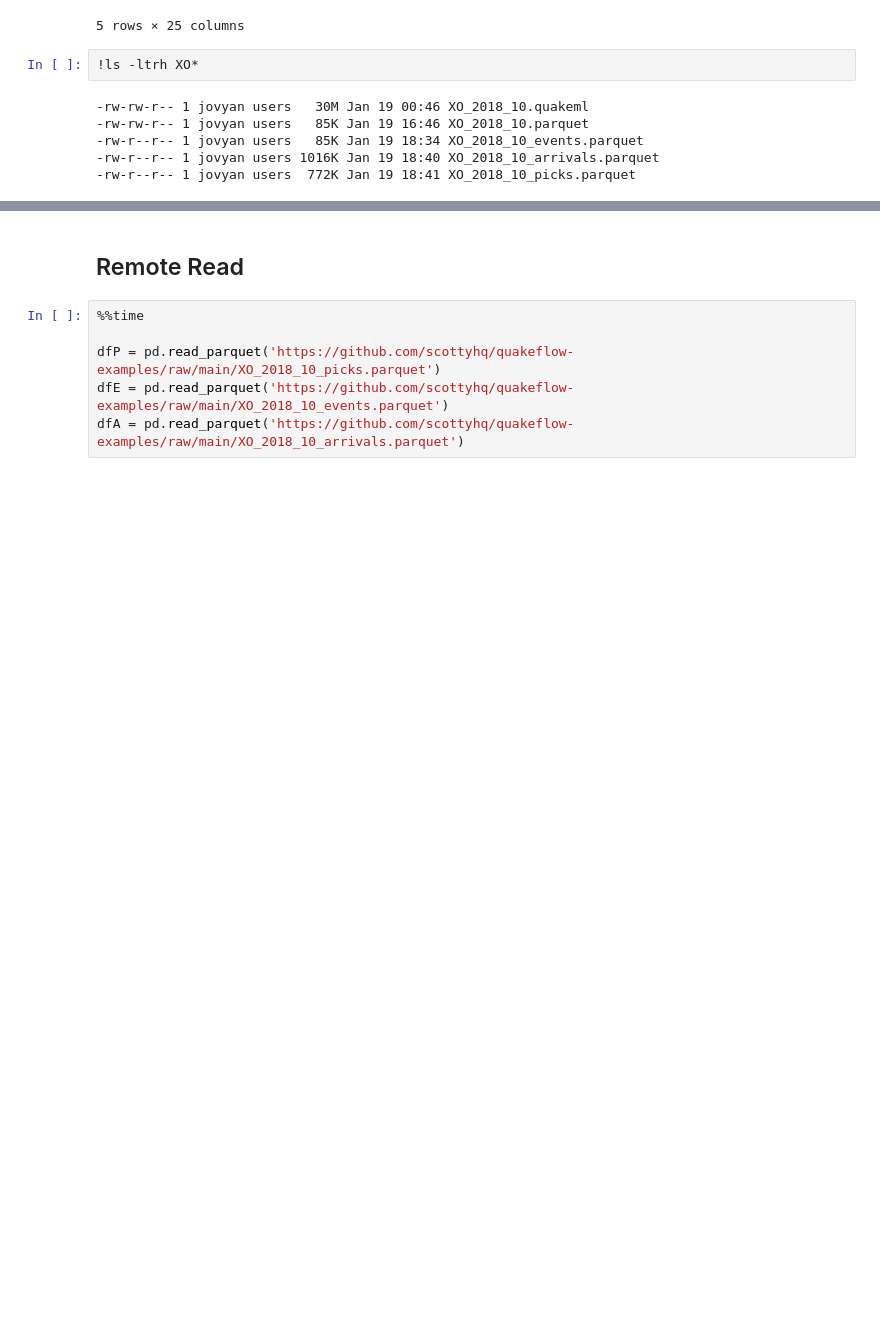
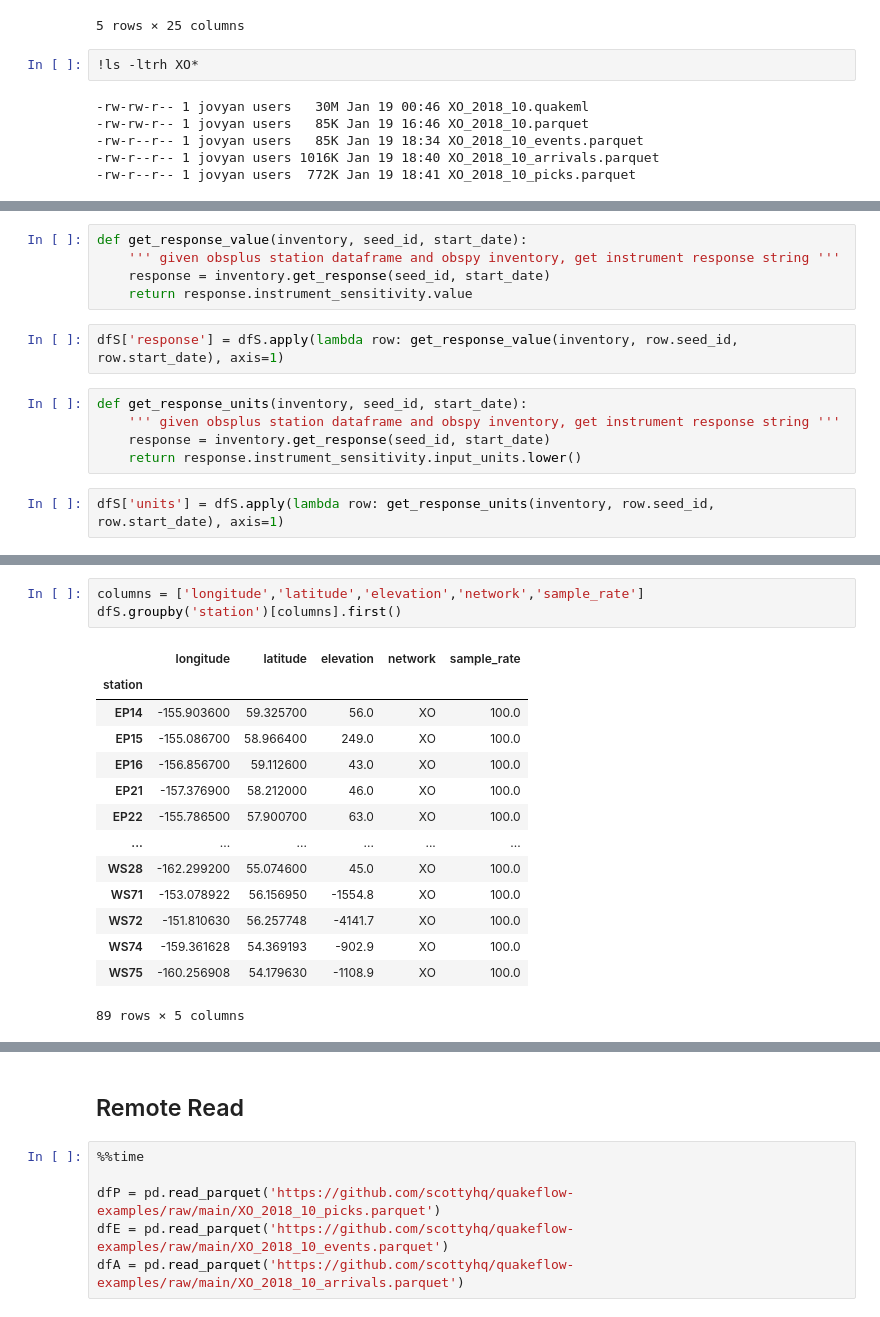
Before and after one commit to scottyhq/quakeflow-examples, a Jupyter notebook: inventory-parquet.ipynb, the cells around one changed output, grey strips where cells are left out. Saved outputs shown, nothing was run; the diff lists cells and outputs as text; blank space fills up the shorter version.

```diff
--- a/inventory-parquet.ipynb
+++ b/inventory-parquet.ipynb
@@ -212,0 +384,14 @@ df.head()
+# %%
+def get_response_value(inventory, seed_id, start_date):
+    ''' given obsplus station dataframe and obspy inventory, get instrument response string '''
+    response = inventory.get_response(seed_id, start_date)
+    return response.instrument_sensitivity.value
+# %%
+dfS['response'] = dfS.apply(lambda row: get_response_value(inventory, row.seed_id, row.start_date), axis=1)
+# %%
+def get_response_units(inventory, seed_id, start_date):
+    ''' given obsplus station dataframe and obspy inventory, get instrument response string '''
+    response = inventory.get_response(seed_id, start_date)
+    return response.instrument_sensitivity.input_units.lower()
+# %%
+dfS['units'] = dfS.apply(lambda row: get_response_units(inventory, row.seed_id, row.start_date), axis=1)
@@ -212,0 +407,18 @@ df.head()
+# %%
+columns = ['longitude','latitude','elevation','network','sample_rate']
+dfS.groupby('station')[columns].first()
+# %% [output]
+|  | longitude | latitude | elevation | network | sample_rate |
+| station |  |  |  |  |  |
+| EP14 | -155.903600 | 59.325700 | 56.0 | XO | 100.0 |
+| EP15 | -155.086700 | 58.966400 | 249.0 | XO | 100.0 |
+| EP16 | -156.856700 | 59.112600 | 43.0 | XO | 100.0 |
+| EP21 | -157.376900 | 58.212000 | 46.0 | XO | 100.0 |
+| EP22 | -155.786500 | 57.900700 | 63.0 | XO | 100.0 |
+| ... | ... | ... | ... | ... | ... |
+| WS28 | -162.299200 | 55.074600 | 45.0 | XO | 100.0 |
+| WS71 | -153.078922 | 56.156950 | -1554.8 | XO | 100.0 |
+| WS72 | -151.810630 | 56.257748 | -4141.7 | XO | 100.0 |
+| WS74 | -159.361628 | 54.369193 | -902.9 | XO | 100.0 |
+| WS75 | -160.256908 | 54.179630 | -1108.9 | XO | 100.0 |
+89 rows × 5 columns
```
Also changed, not shown: parts of 17 cells of this notebook, 1 other file.
